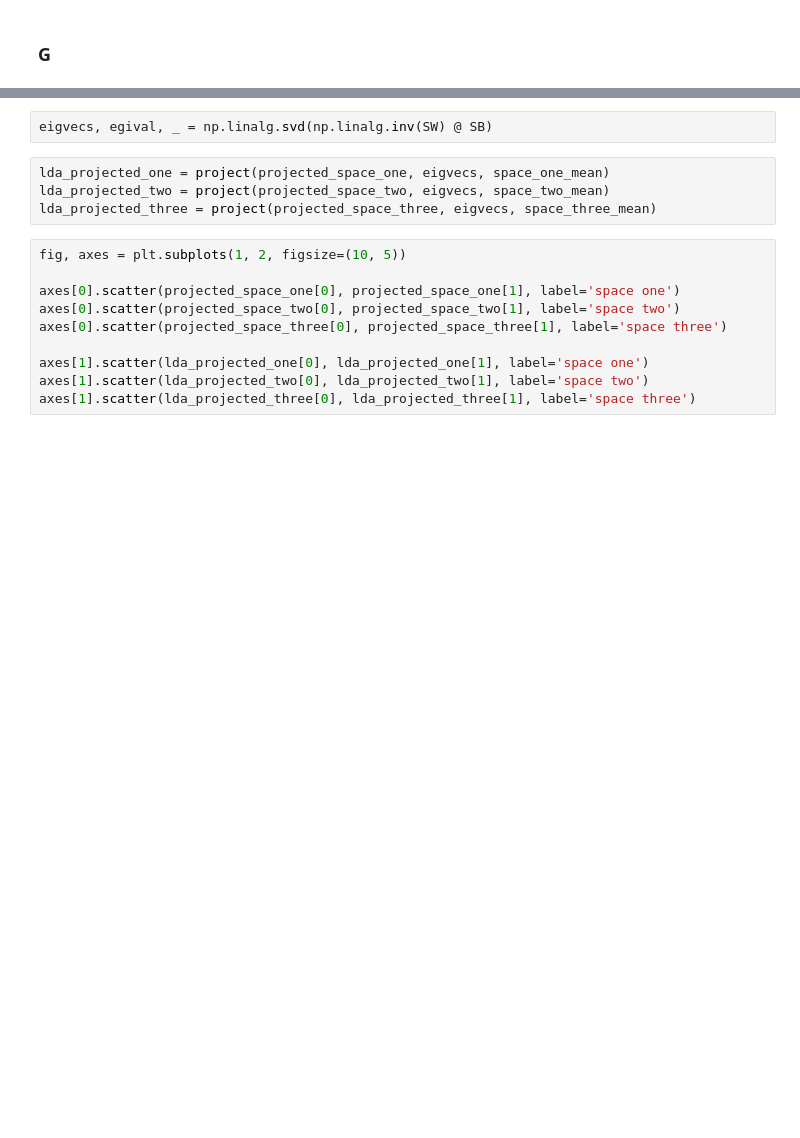
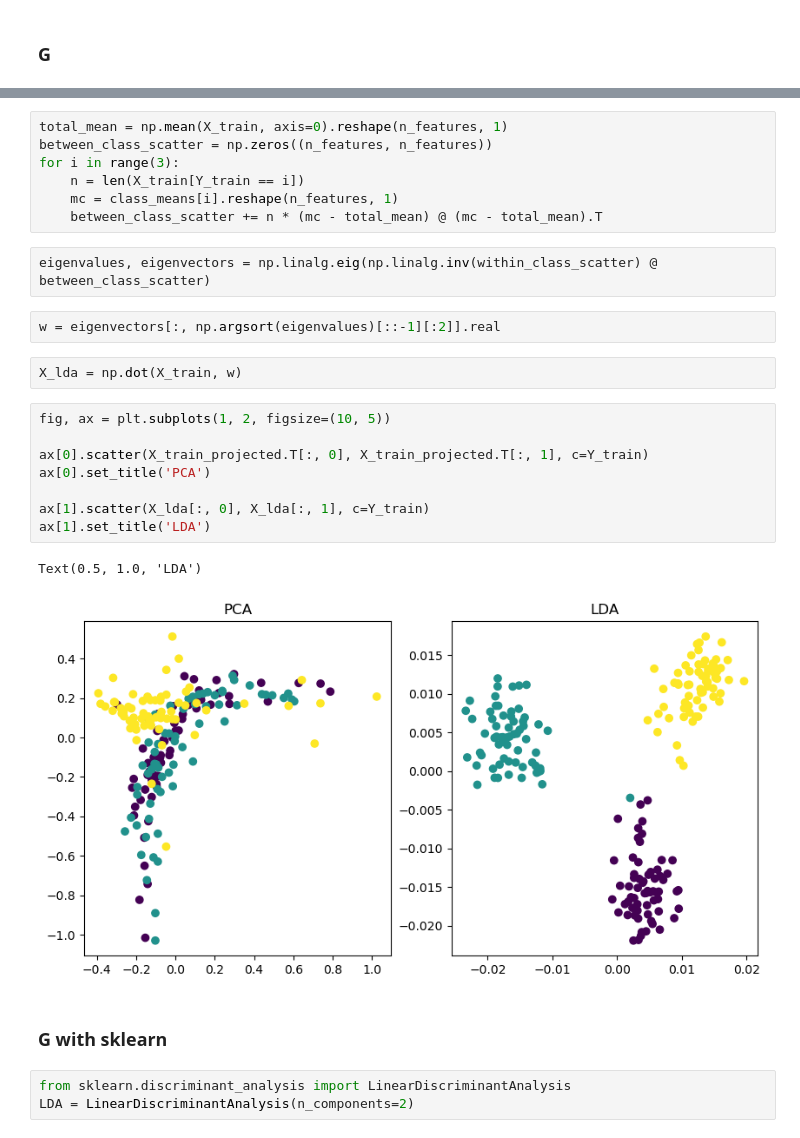
Before and after one commit to al-pi314/computer_vision, a Jupyter notebook: assigments/assignment6/solutions.ipynb, the cells around one changed output, grey strips where cells are left out. Drawn from its saved outputs; the diff is of its cells as text; blank space fills up the shorter version.

```diff
--- a/assigments/assignment6/solutions.ipynb
+++ b/assigments/assignment6/solutions.ipynb
@@ -323,16 +382,29 @@ SB.shape, SW.shape
+# %%
+total_mean = np.mean(X_train, axis=0).reshape(n_features, 1)
+between_class_scatter = np.zeros((n_features, n_features))
+for i in range(3):
+    n = len(X_train[Y_train == i])
+    mc = class_means[i].reshape(n_features, 1)
+    between_class_scatter += n * (mc - total_mean) @ (mc - total_mean).T
 # %%
-eigvecs, egival, _ = np.linalg.svd(np.linalg.inv(SW) @ SB)
+eigenvalues, eigenvectors = np.linalg.eig(np.linalg.inv(within_class_scatter) @ between_class_scatter)
-# %%
-lda_projected_one = project(projected_space_one, eigvecs, space_one_mean)
-lda_projected_two = project(projected_space_two, eigvecs, space_two_mean)
-lda_projected_three = project(projected_space_three, eigvecs, space_three_mean)
-# %%
-fig, axes = plt.subplots(1, 2, figsize=(10, 5))
-
-axes[0].scatter(projected_space_one[0], projected_space_one[1], label='space one')
-axes[0].scatter(projected_space_two[0], projected_space_two[1], label='space two')
-axes[0].scatter(projected_space_three[0], projected_space_three[1], label='space three')
-
-axes[1].scatter(lda_projected_one[0], lda_projected_one[1], label='space one')
-axes[1].scatter(lda_projected_two[0], lda_projected_two[1], label='space two')
-axes[1].scatter(lda_projected_three[0], lda_projected_three[1], label='space three')
+# %%
+w = eigenvectors[:, np.argsort(eigenvalues)[::-1][:2]].real
+# %%
+X_lda = np.dot(X_train, w)
+# %%
+fig, ax = plt.subplots(1, 2, figsize=(10, 5))
+
+ax[0].scatter(X_train_projected.T[:, 0], X_train_projected.T[:, 1], c=Y_train)
+ax[0].set_title('PCA')
+
+ax[1].scatter(X_lda[:, 0], X_lda[:, 1], c=Y_train)
+ax[1].set_title('LDA')
+# %% [output]
+Text(0.5, 1.0, 'LDA')
+[figure, added]
+# %% [markdown]
+### G with sklearn
+# %%
+from sklearn.discriminant_analysis import LinearDiscriminantAnalysis
+LDA = LinearDiscriminantAnalysis(n_components=2)
```
Also changed, not shown: parts of 40 cells of this notebook.
